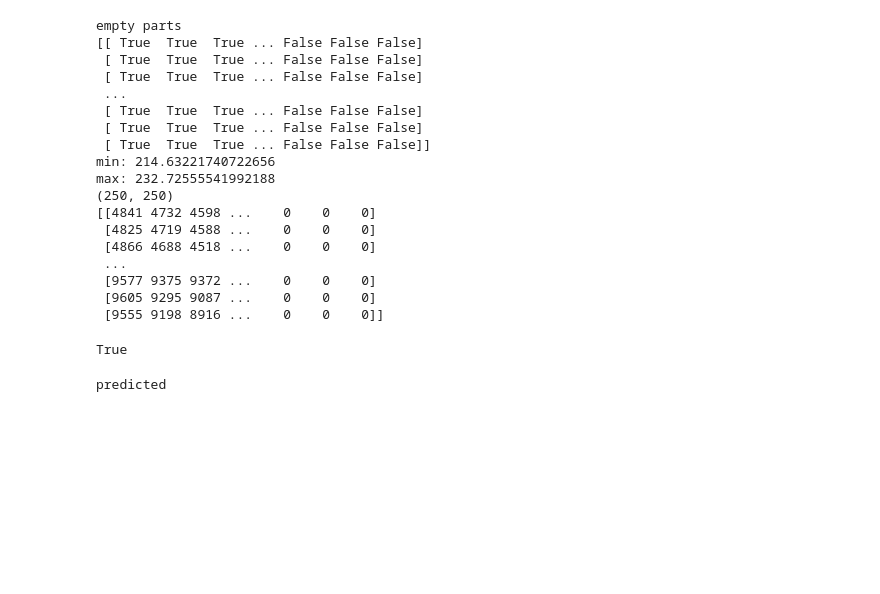
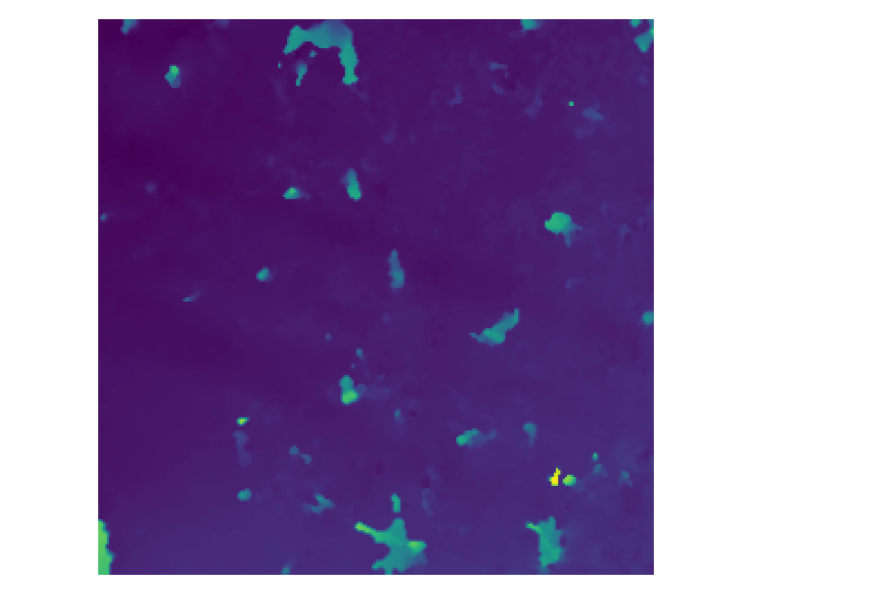
Before and after one commit to Aerial-Image-Categorization/CanopyMapping, a Jupyter notebook: src/01_image-preprocessing.ipynb, the cells around one changed output. Cells and saved outputs as stored; diff of their text form; code cells hidden in the pictures; blank space fills up the shorter version.

```diff
--- a/src/01_image-preprocessing.ipynb
+++ b/src/01_image-preprocessing.ipynb
@@ -756,31 +35,0 @@ def scale_pixel_values(input_dataset):
-# %%
-tif_path='../data/tiles/original/tile_tif_1_4.tif'
-size=(250,250)
-tif_file = gdal.Open(tif_path, gdal.GA_ReadOnly)
-
-image_array = scale_pixel_values(tif_file)
-image_array = extend_image_shape(image_array,size)
-
-print(image_array.shape)
-print(image_array)
-cv2.imwrite("output_image_filled_1_4.png", image_array)
-# %% [output]
-empty parts
-[[ True  True  True ... False False False]
- [ True  True  True ... False False False]
- [ True  True  True ... False False False]
- ...
- [ True  True  True ... False False False]
- [ True  True  True ... False False False]
- [ True  True  True ... False False False]]
-min: 214.63221740722656
-max: 232.72555541992188
-(250, 250)
-[[4841 4732 4598 ...    0    0    0]
- [4825 4719 4588 ...    0    0    0]
- [4866 4688 4518 ...    0    0    0]
- ...
- [9577 9375 9372 ...    0    0    0]
- [9605 9295 9087 ...    0    0    0]
- [9555 9198 8916 ...    0    0    0]]
-True
@@ -791,29 +36,4 @@ from utils.ImageProcessing import split as _split, createPNG_Dataset as _createP
-# %%
-# 1. data prep.
-#   - splitting geo. images
-folder = '../data/tiles/original'
-out_folder = '../data/tiles/formatted'
-size = (250,250)
-#size = (500,500)
-
-_split('../data/actual_data/2023-02-23-bakonyszucs_im_cropped.tif',
-      '../data/actual_data/Pont.shp',
-      '../data/tiles/original',
-      size)
-
-#   - convert to .png for the model
-# convert_TIFtoPNG(folder,out_folder,size)
-_createPNG_Dataset(folder,out_folder,size)
-
-
-# 2. prediction
-
-# ****
-# model pred.
-print('predicted')
-# ****
-
-# 4. Convert the predictions back
-_convert_PNGtoSHP(folder,out_folder,'../results')
-# %% [output]
-predicted
+# %%
+show_image('../data/tiles/formatted/tile_tif_0_0.png',10)
+# %% [output]
+[figure, added]
```
Also changed, not shown: parts of 47 cells of this notebook, 1 other file.
